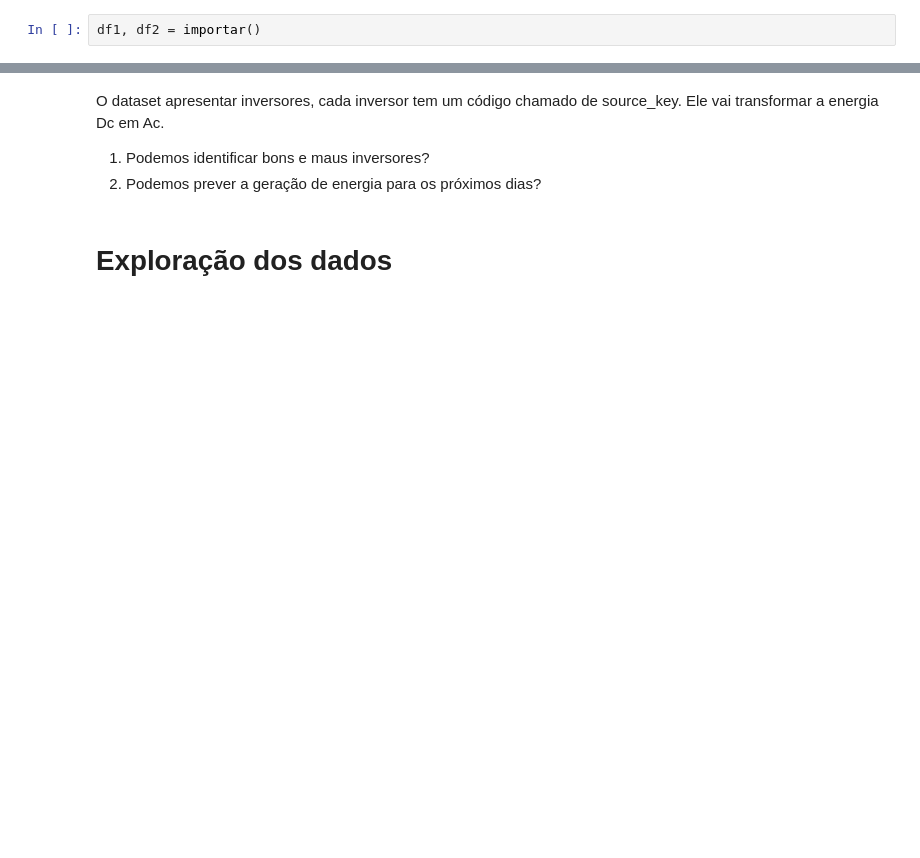
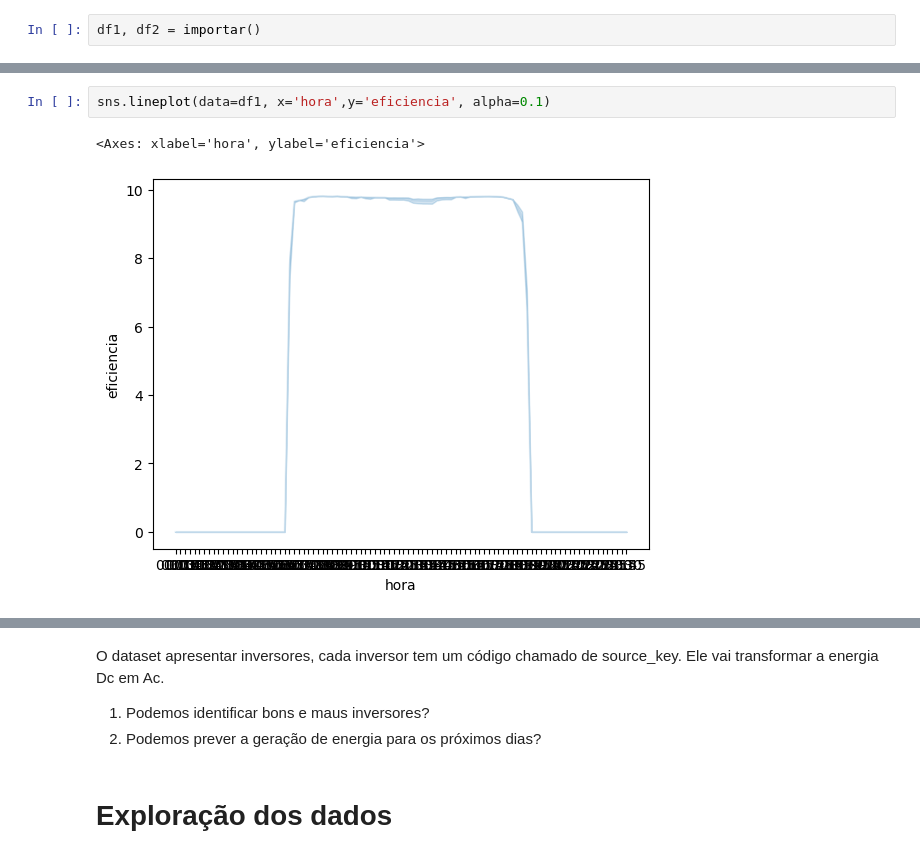
Before and after one commit to AlcidesGP/Portfolio, a Jupyter notebook: ProjetoSemantix/Semantix.ipynb, the cells around one changed output, grey strips where cells are left out. Drawn from its saved outputs; the diff is of its cells as text; blank space fills up the shorter version.

```diff
--- a/ProjetoSemantix/Semantix.ipynb
+++ b/ProjetoSemantix/Semantix.ipynb
@@ -32,0 +219,5 @@ df2.head()
+# %%
+sns.lineplot(data=df1, x='hora',y='eficiencia', alpha=0.1)
+# %% [output]
+<Axes: xlabel='hora', ylabel='eficiencia'>
+[figure, added]
```
Also changed, not shown: parts of 39 cells of this notebook, 13 other files.
